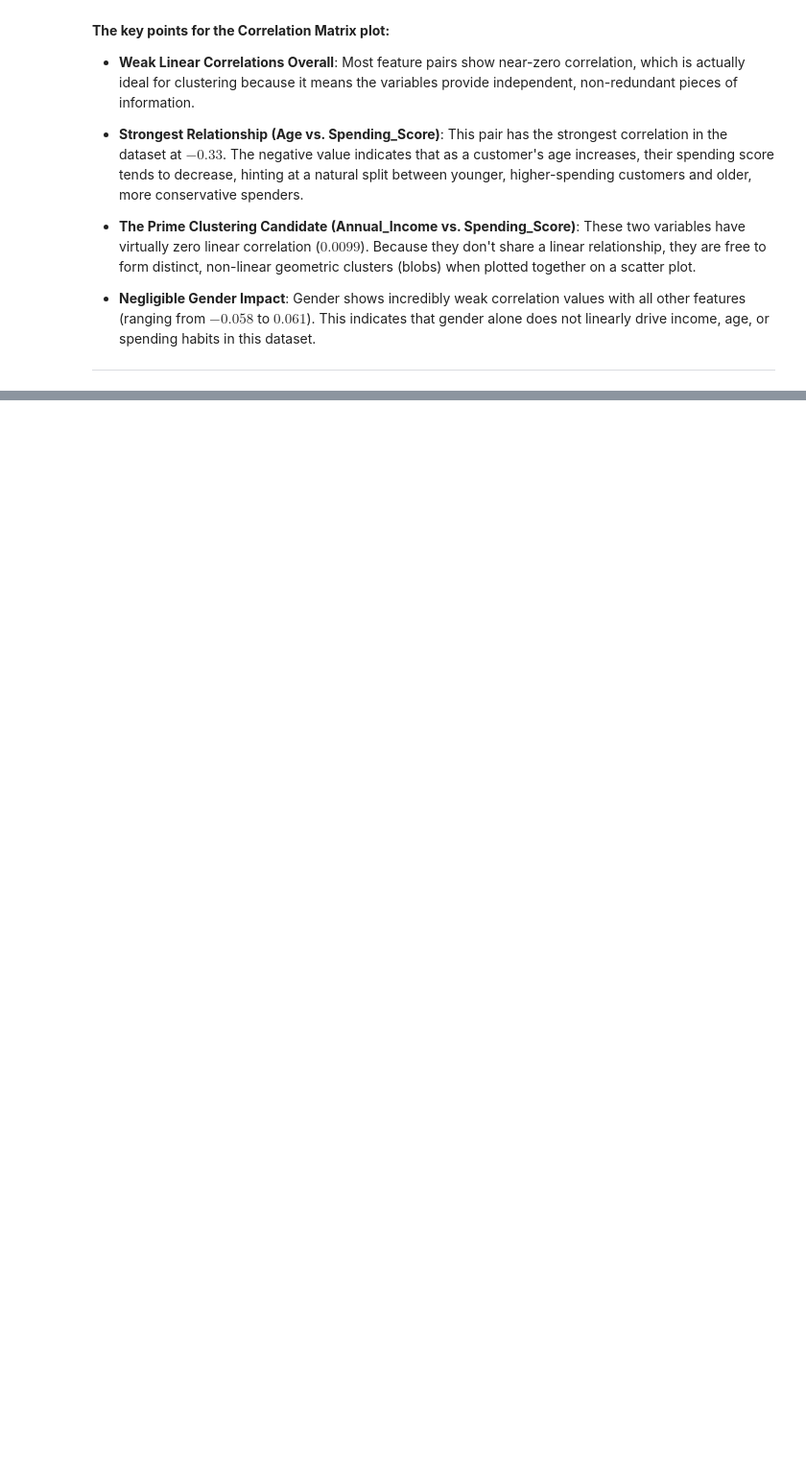
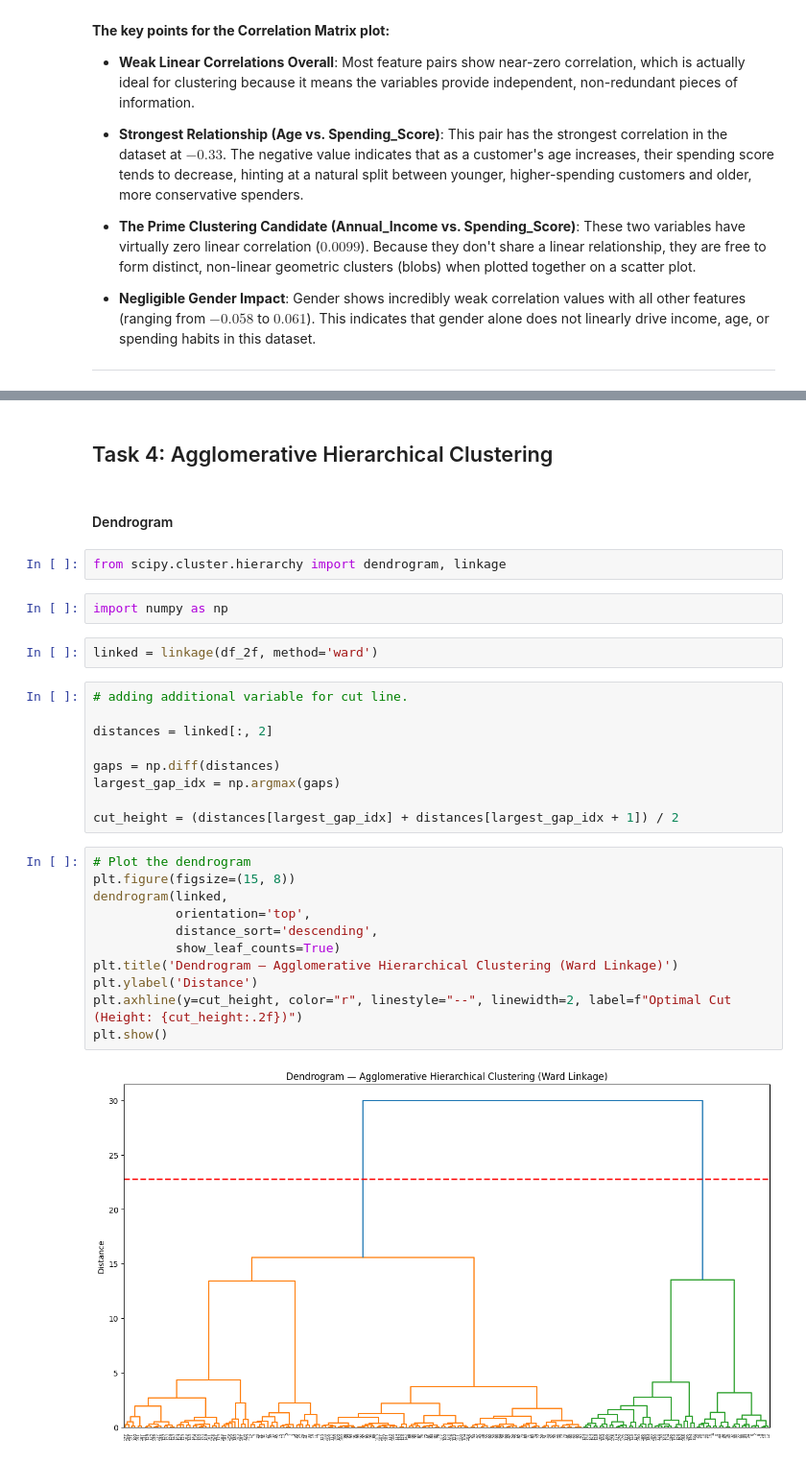
Before and after one commit to Deepvejpara/Mall_Customer_Segmentation, a Jupyter notebook: main.ipynb, the cells around one changed output, grey strips where cells are left out. Shown at 96% size. Cells and saved outputs as stored; diff of their text form; blank space fills up the shorter version.

```diff
--- a/main.ipynb
+++ b/main.ipynb
@@ -163,0 +326,32 @@ plt.show()
+# %% [markdown]
+## Task 4: Agglomerative Hierarchical Clustering
+# %% [markdown]
+#### Dendrogram
+# %%
+from scipy.cluster.hierarchy import dendrogram, linkage
+# %%
+import numpy as np
+# %%
+linked = linkage(df_2f, method='ward')
+# %%
+# adding additional variable for cut line.
+
+distances = linked[:, 2]
+
+gaps = np.diff(distances)
+largest_gap_idx = np.argmax(gaps)
+
+cut_height = (distances[largest_gap_idx] + distances[largest_gap_idx + 1]) / 2
+# %%
+# Plot the dendrogram
+plt.figure(figsize=(15, 8))
+dendrogram(linked,
+           orientation='top',
+           distance_sort='descending',
+           show_leaf_counts=True)
+plt.title('Dendrogram — Agglomerative Hierarchical Clustering (Ward Linkage)')
+plt.ylabel('Distance')
+plt.axhline(y=cut_height, color="r", linestyle="--", linewidth=2, label=f"Optimal Cut (Height: {cut_height:.2f})")
+plt.show()
+# %% [output]
+[figure, added]
```
Also changed, not shown: parts of 34 cells of this notebook, 2 other files.
